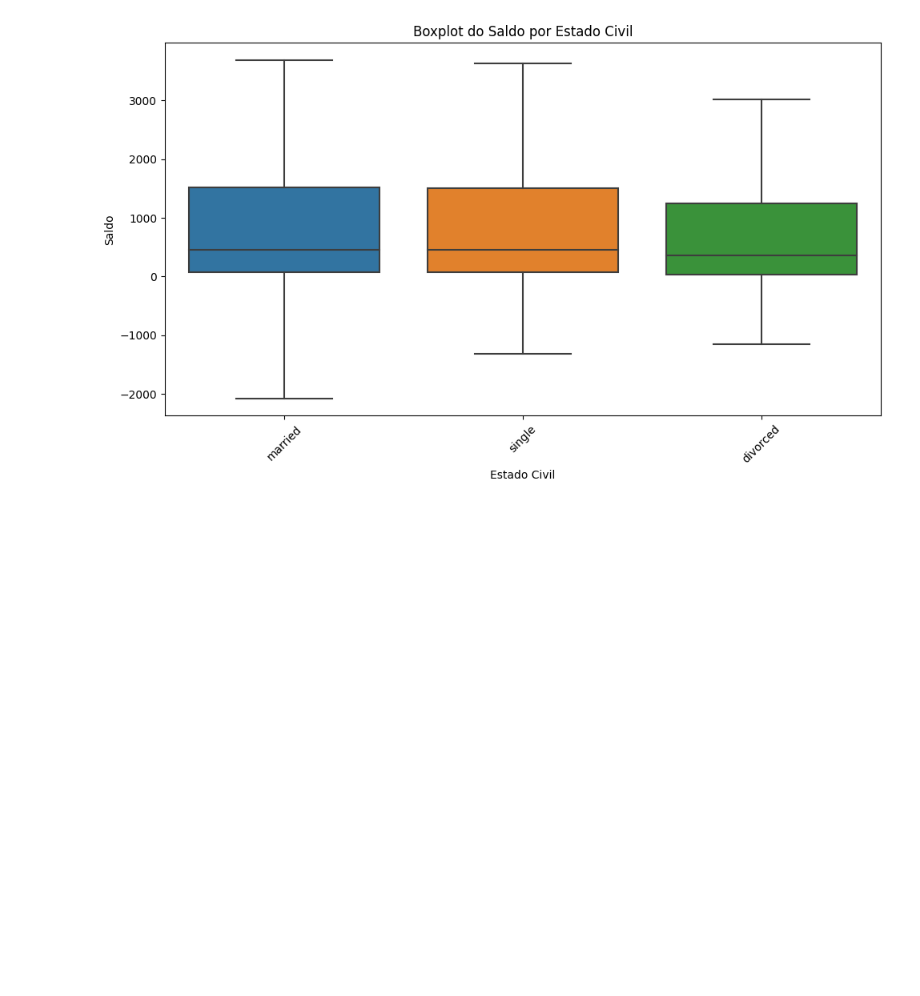
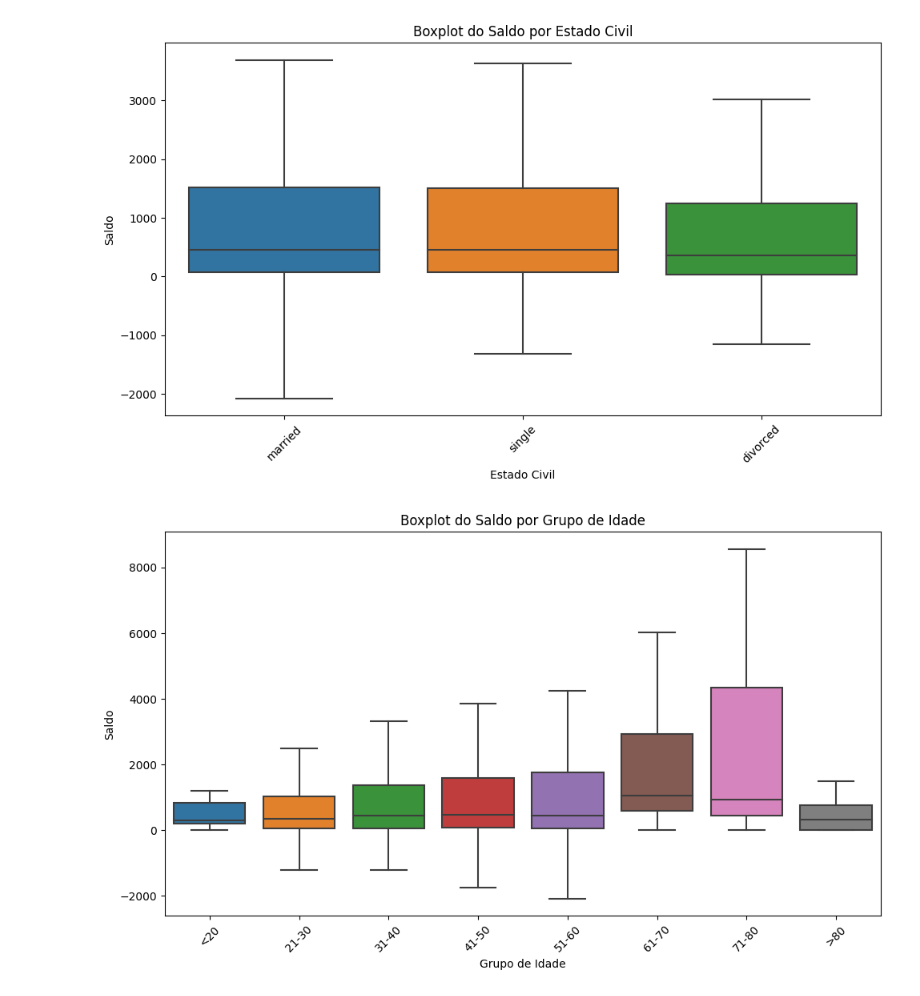
Before and after one commit to guilbd/Projeto_Tec_Prog_I_ADA_Santander_Coders2023, a Jupyter notebook: projeto.ipynb, the cells around one changed output. Saved outputs shown, nothing was run; the diff lists cells and outputs as text; code cells hidden in the pictures; blank space fills up the shorter version.

Commit message:
added Boxplot do Saldo por Grupo de Idade

```diff
--- a/projeto.ipynb
+++ b/projeto.ipynb
@@ -442,3 +443,14 @@ plt.tight_layout()
 plt.show()
 # %% [output]
 [figure]
+# %%
+plt.figure(figsize=(10, 6))
+sns.boxplot(data=df, x='grupo_idade', y='saldo_cc',  showfliers=False)
+plt.title('Boxplot do Saldo por Grupo de Idade')
+plt.xlabel('Grupo de Idade')
+plt.ylabel('Saldo')
+plt.xticks(rotation=45)
+plt.tight_layout()
+plt.show()
+# %% [output]
+[figure, added]
```
Also changed, not shown: parts of 1 cell of this notebook.
